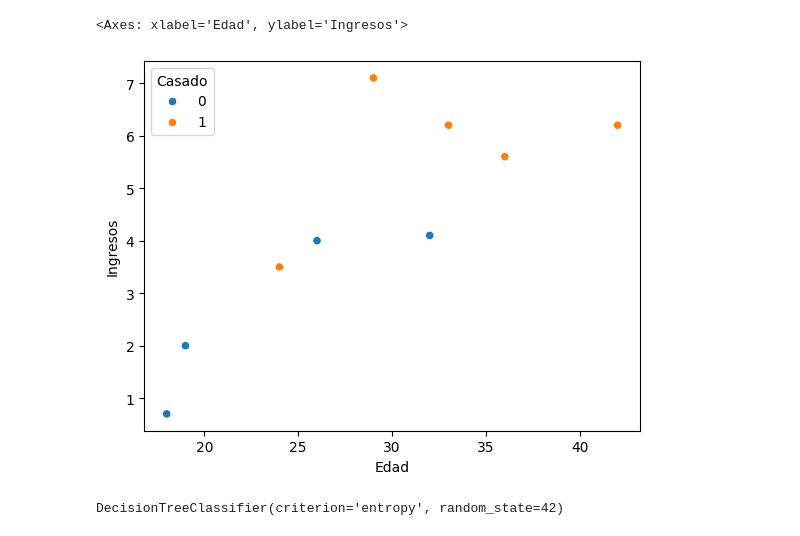
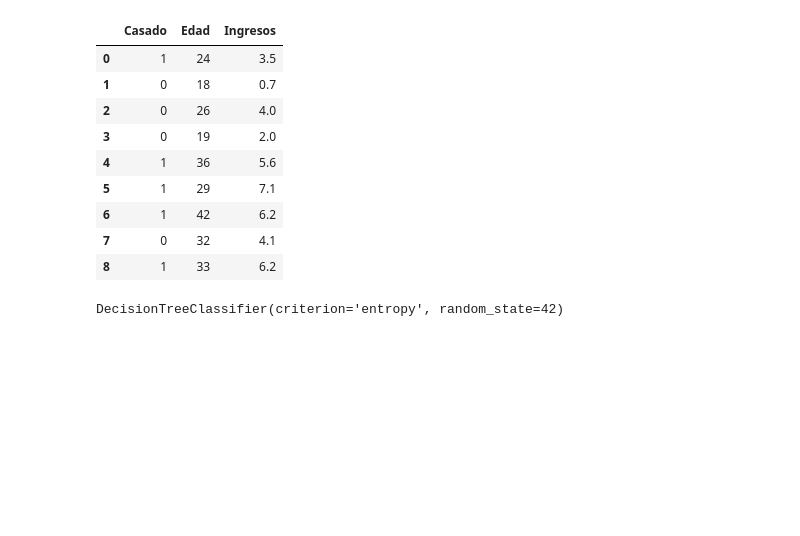
Before and after one commit to jazaineam1/Andes_ADDBD, a Jupyter notebook: Sesion14/Clase_14-Random_Forest.ipynb, the cells around one changed output. Cells and saved outputs as stored; diff of their text form; code cells hidden in the pictures; blank space fills up the shorter version.

```diff
--- a/Sesion14/Clase_14-Random_Forest.ipynb
+++ b/Sesion14/Clase_14-Random_Forest.ipynb
@@ -15,18 +15,26 @@
 # %%
 import pandas as pd
 import seaborn as sns
 from sklearn.tree import DecisionTreeClassifier, plot_tree
 import matplotlib.pyplot as plt
 data = {
     'Casado': [1, 0, 0, 0, 1, 1, 1, 0, 1],
     'Edad': [24, 18, 26, 19, 36, 29, 42, 32, 33],
     'Ingresos': [3.5, 0.7, 4, 2, 5.6, 7.1, 6.2, 4.1, 6.2]
 }
 df=pd.DataFrame(data)
-sns.scatterplot(x='Edad',y='Ingresos',hue='Casado',data=df)
+df
 # %% [output]
-<Axes: xlabel='Edad', ylabel='Ingresos'>
-[figure, removed]
+|  | Casado | Edad | Ingresos |
+| 0 | 1 | 24 | 3.5 |
+| 1 | 0 | 18 | 0.7 |
+| 2 | 0 | 26 | 4.0 |
+| 3 | 0 | 19 | 2.0 |
+| 4 | 1 | 36 | 5.6 |
+| 5 | 1 | 29 | 7.1 |
+| 6 | 1 | 42 | 6.2 |
+| 7 | 0 | 32 | 4.1 |
+| 8 | 1 | 33 | 6.2 |
 # %%
 X = df[['Edad', 'Ingresos']]
 y = df['Casado']
```
Also changed, not shown: parts of 12 cells of this notebook.
